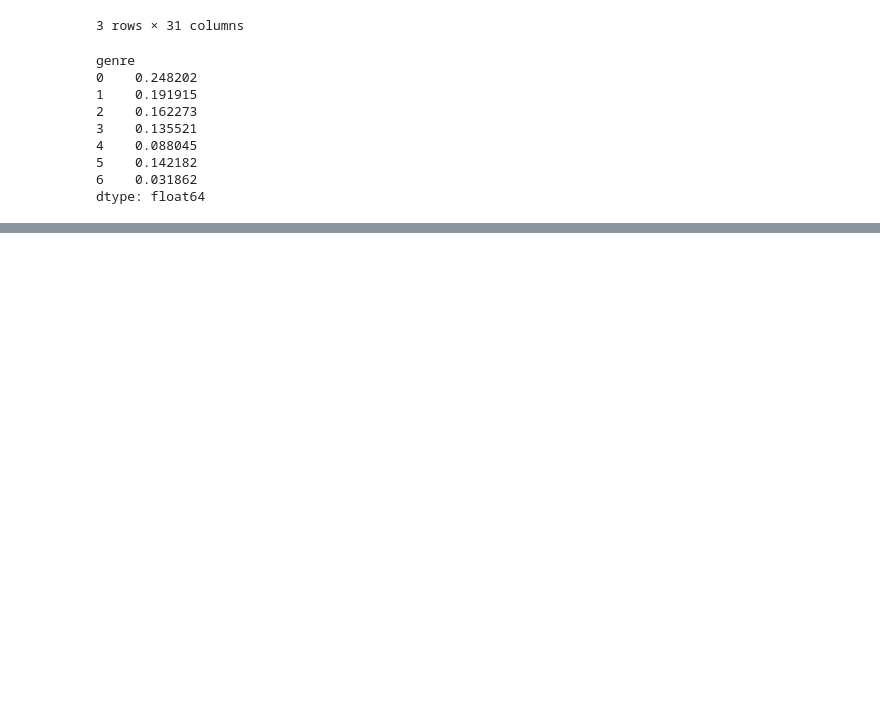
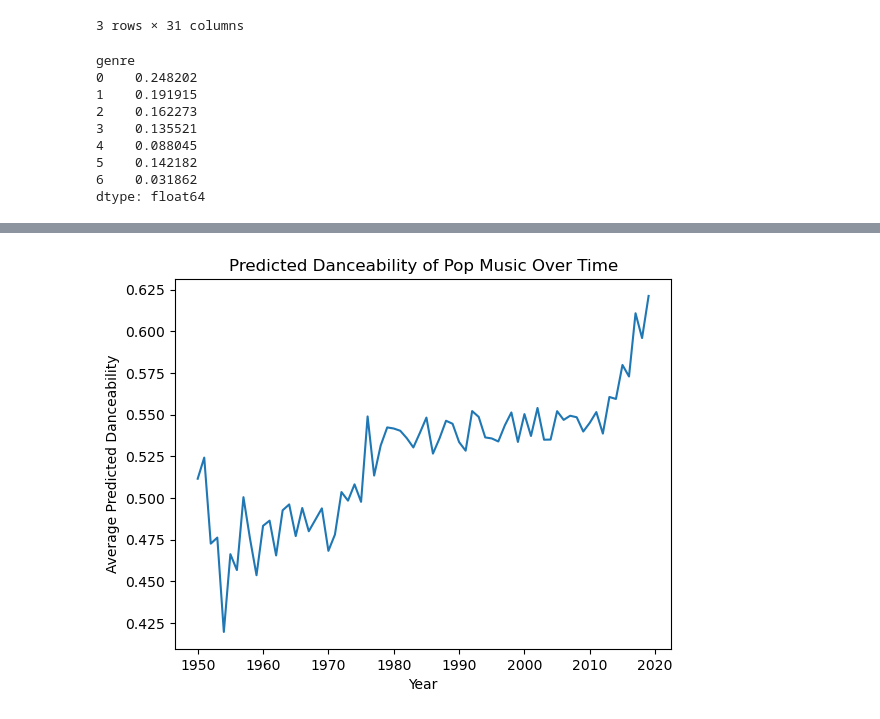
Before and after one commit to ShadowedSpace/ShadowedSpace.github.io, a Jupyter notebook: posts/BP11/BP11.ipynb, the cells around one changed output, grey strips where cells are left out. Saved outputs shown, nothing was run; the diff lists cells and outputs as text; code cells hidden in the pictures; blank space fills up the shorter version.

```diff
--- a/posts/BP11/BP11.ipynb
+++ b/posts/BP11/BP11.ipynb
@@ -337,0 +415,11 @@ evaluate(val_loader, 'both')
+# %%
+from matplotlib import pyplot as plt
+
+danceability_over_time = df.groupby('release_date')['danceability'].mean()
+plt.plot(danceability_over_time.index, danceability_over_time.values)
+plt.xlabel('Year')
+plt.ylabel('Average Predicted Danceability')
+plt.title('Predicted Danceability of Pop Music Over Time')
+plt.show()
+# %% [output]
+[figure, added]
```
Also changed, not shown: parts of 35 cells of this notebook, 21 other files.
